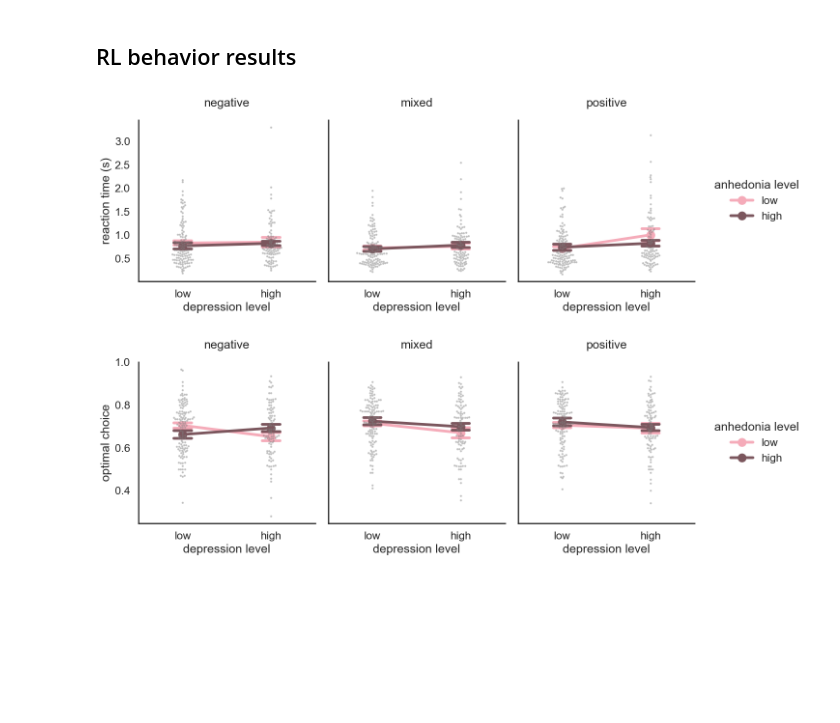
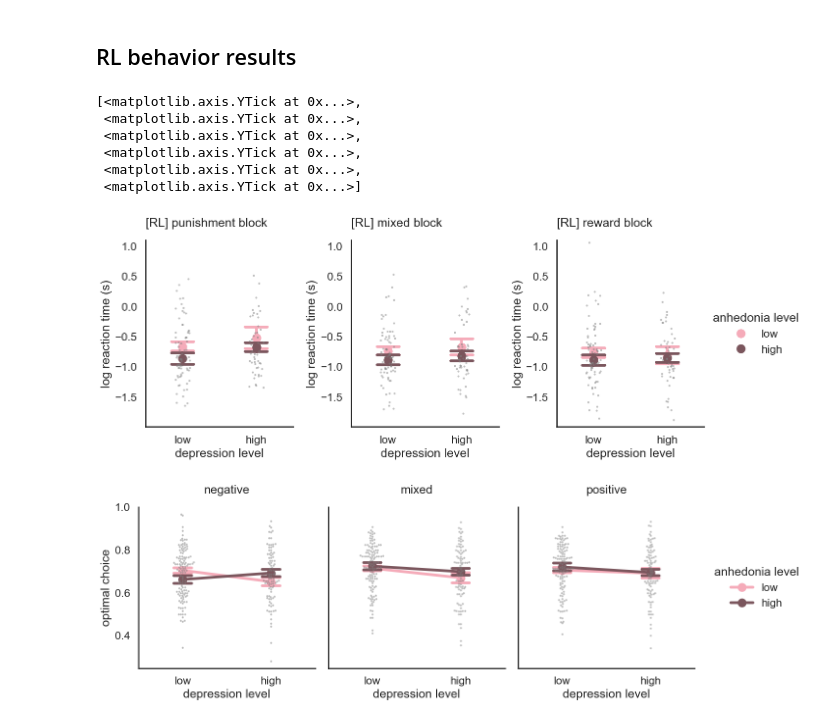
Before and after one commit to fuqixiu/leap-online-study, a Jupyter notebook: analysis/main_fig T3.ipynb, the cells around one changed output. Drawn from its saved outputs; the diff is of its cells as text; code cells hidden in the pictures; blank space fills up the shorter version.

```diff
--- a/analysis/main_fig T3.ipynb
+++ b/analysis/main_fig T3.ipynb
@@ -21,7 +17,7 @@ c:\Users\fuq01\AppData\Local\anaconda3\envs\leap\lib\site-packages\numpy\.libs\l
 # data loading
 ug_beh = pd.read_csv('../data/LEAP_month1_ug_n129_analysis.csv')
 
-# sm_beh = pd.read_csv('./data/LEAP_baseline_rl_n220_analysis.csv')
+sm_beh = pd.read_csv('../data/LEAP_month1_rl_n125_analysis.csv')
 # sm_param = pd.read_csv('./data/rl_model_lme_data_context.csv')
 # %% [markdown]
 # Ploting functions
@@ -93,10 +89,10 @@ def sm_2x2_plot(df, y_var, y_label, palette, block_types=None):
     if block_types is None:
         block_types = ['numberbar_neg', 'numberbar_mixed', 'numberbar_pos']
 
-    block_names = ['negative', 'mixed', 'positive']
+    block_names = ['punishment', 'mixed', 'reward']
 
     # Create subplots
-    fig, ax = plt.subplots(1, 3, figsize=(15, 5), sharey=True)
+    fig, ax = plt.subplots(1, 3, figsize=(15, 5))
 
     # panel labels
     # panel_labels = ['a', 'b', 'c']
@@ -104,21 +100,21 @@ def sm_2x2_plot(df, y_var, y_label, palette, block_types=None):
 
     for i, block_type in enumerate(block_types):
         if i < 2:
-            sns.swarmplot(data=df[df['block_type'] == block_type], x='depression_level', y=y_var, color='grey', alpha=0.5, size=3, ax=ax[i])
+            sns.stripplot(data=df[df['block_type'] == block_type], x='depression_level', y=y_var, color='grey', jitter=True, alpha=0.5, size=3, ax=ax[i])
             sns.pointplot(data=df[df['block_type'] == block_type], x='depression_level', y=y_var, hue='anhedonia_level',
-                ax=ax[i], errorbar=('se', 1),
-                palette=palette, capsize=0.2, dodge=False, legend=False)
+                ax=ax[i], errorbar=('se', 1), linestyles="none",
+                palette=palette, capsize=0.3, dodge=False, legend=False)
 
         else:
-            sns.swarmplot(data=df[df['block_type'] == block_type], x='depression_level', y=y_var, color='grey', alpha=0.5, size=3, ax=ax[i])
+            sns.stripplot(data=df[df['block_type'] == block_type], x='depression_level', y=y_var, color='grey', jitter=True, alpha=0.5, size=3, ax=ax[i])
             sns.pointplot(
                 data=df[df['block_type'] == block_type], x='depression_level', y=y_var, hue='anhedonia_level',
-                ax=ax[i], errorbar=('se', 1),
-                palette=palette, capsize=0.2, dodge=False, legend=True)
+                ax=ax[i], errorbar=('se', 1), linestyles="none",
+                palette=palette, capsize=0.3, dodge=False, legend=True)
 
         # add panel label
         # ax[i].text(-0.1, 1.1, panel_labels[i], transform=ax[i].transAxes, fontsize=15, fontweight='bold', va='top')
-        ax[i].set_title(block_names[i], pad=20)
+        # ax[i].set_title(block_names[i], pad=20)
         ax[i].set_ylabel(y_label)
         ax[i].set_xlabel('depression level')
 
@@ -442,19 +431,33 @@ ug_reg.to_csv('../4.online_study_nbs/lme_project/ug_T3_model_lme_data_FSvarf0.cs
 ## RL behavior results
 # %%
 sm_beh = format(sm_beh, 'sm')
-sm_sub = sm_beh.groupby(['participant', 'depression_level','anhedonia_level','block_type']).mean().reset_index()[['participant','depression_level','anhedonia_level','block_type', 'rt', 'optimal']].dropna()
+sm_sub = sm_beh.groupby(['participant', 'depression_level','anhedonia_level','block_type']).mean().reset_index()[['participant','depression_level','anhedonia_level','block_type', 'log_rt', 'rt', 'optimal']].dropna()
-# %%
-fig, ax = sm_2x2_plot(sm_sub, 'rt', 'reaction time (s)', sm_palette)
-
-# # Add a floating significance line to a specific subplot (e.g., subplot 0)
-# ax[2].plot([0.1, 0.9], [0.98, 0.98], transform=ax[2].transAxes, color='black', linestyle='-', linewidth=2)
-# # Add '*' to indicate significance at the top center above the line
-# ax[2].text(0.5, 0.95, '*', transform=ax[2].transAxes, color='black', fontsize=25, verticalalignment='bottom', horizontalalignment='center', fontweight='bold')
-
-# save figure
-plt.savefig('./figure/fig4_1_2.pdf', dpi=300)
-# %% [output]
-[figure, removed]
+# %%
+fig, ax = sm_2x2_plot(sm_sub, 'log_rt', 'log reaction time (s)', sm_palette)
+
+# add title
+ax[0].set_title('[RL] punishment block', loc='left', pad=20)
+ax[0].set_ylim(-2, 1.1)
+ax[0].set_yticks([-1.5, -1.0, -0.5, 0, 0.5, 1])
+
+ax[1].set_title('[RL] mixed block', loc='left', pad=20)
+ax[1].set_ylim(-2, 1.1)
+ax[1].set_yticks([-1.5, -1.0, -0.5, 0, 0.5, 1])
+
+ax[2].set_title('[RL] reward block', loc='left', pad=20)
+ax[2].set_ylim(-2, 1.1)
+ax[2].set_yticks([-1.5, -1.0, -0.5, 0, 0.5, 1])
+
+# save figure
+# plt.savefig('./figure/fig4_1_2.pdf', dpi=300)
+# %% [output]
+[<matplotlib.axis.YTick at 0x...>,
+ <matplotlib.axis.YTick at 0x...>,
+ <matplotlib.axis.YTick at 0x...>,
+ <matplotlib.axis.YTick at 0x...>,
+ <matplotlib.axis.YTick at 0x...>,
+ <matplotlib.axis.YTick at 0x...>]
+[figure, added]
 # %%
 fig, ax = sm_2x2_plot(sm_sub, 'optimal', 'optimal choice', sm_palette)
 # # Add a floating significance line to a specific subplot (e.g., subplot 0)
```
Also changed, not shown: parts of 5 cells of this notebook, 1 other file.
